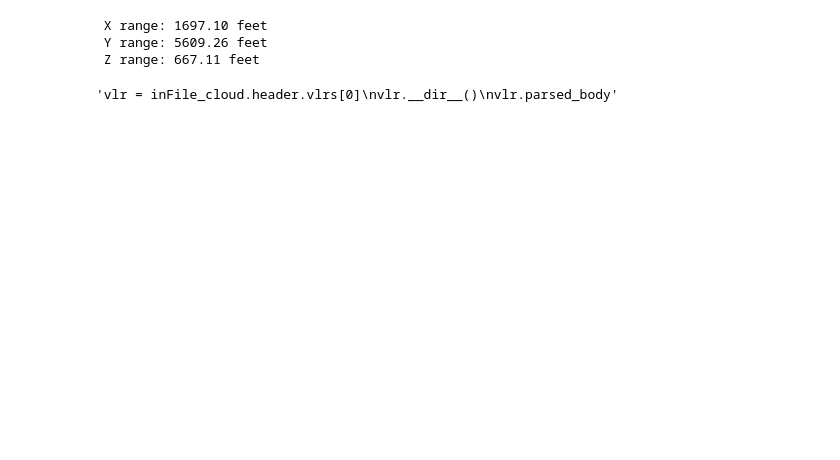
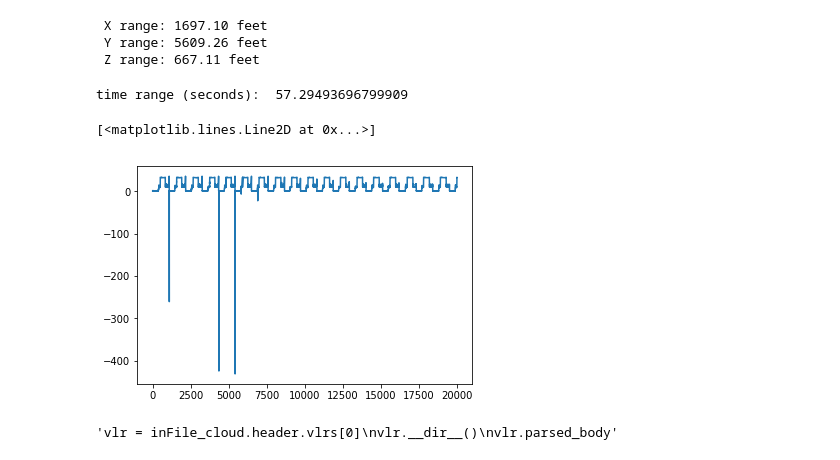
Before and after one commit to mihamerstan/lidar_metrics, a Jupyter notebook: notebooks/laspy_basic_las_viewing_v2.ipynb, the cells around one changed output. Cells and saved outputs as stored; diff of their text form; code cells hidden in the pictures; blank space fills up the shorter version.

```diff
--- a/notebooks/laspy_basic_las_viewing_v2.ipynb
+++ b/notebooks/laspy_basic_las_viewing_v2.ipynb
@@ -115,6 +123,17 @@ print(" X range: {:.2f} feet\n Y range: {:.2f} feet\n Z range: {:.2f} feet".form
  X range: 1697.10 feet
  Y range: 5609.26 feet
  Z range: 667.11 feet
+# %%
+# Time range
+time_range = df_fwf['gps_time'].max() - df_fwf['gps_time'].min()
+print("time range (seconds): ",time_range)
+# %% [output]
+time range (seconds):  57.29493696799909
+# %%
+plt.plot(scaled_xyz['Z'][:20000])
+# %% [output]
+[<matplotlib.lines.Line2D at 0x...>]
+[figure, added]
 # %%
 # Digging into the VLRs
 '''vlr = inFile_cloud.header.vlrs[0]
```
Also changed, not shown: parts of 1 cell of this notebook, 2 other files.
